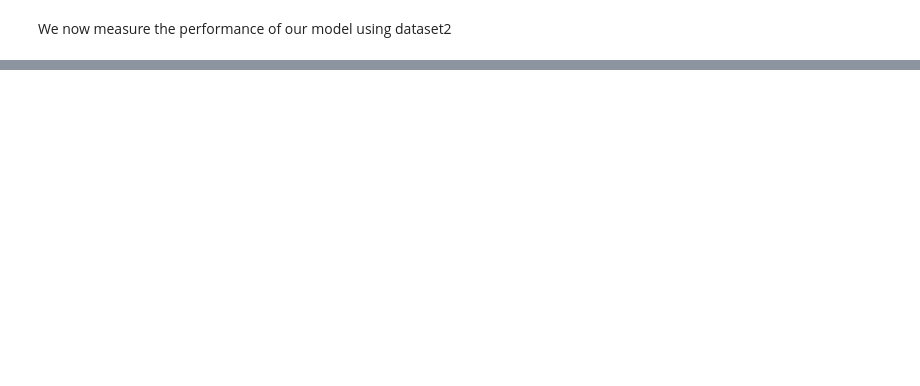
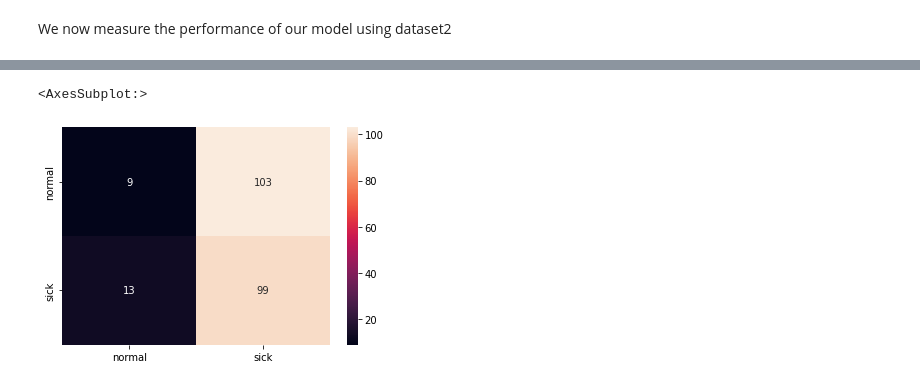
Before and after one commit to skizza8/Deep-Learning---Detecting-Pneumonia-from-Images, a Jupyter notebook: image_classification.ipynb, the cells around one changed output, grey strips where cells are left out. Saved outputs shown, nothing was run; the diff lists cells and outputs as text; code cells hidden in the pictures; blank space fills up the shorter version.

Commit message:
classifying dataset 2

```diff
--- a/image_classification.ipynb
+++ b/image_classification.ipynb
@@ -504,0 +543,4 @@ We now measure the performance of our model using dataset2
+# %%
+from pathlib import Path
+dataset2['patient'] = dataset2['images'].apply(lambda path: Path(path).stem)
+print(dataset2.columns)
@@ -504,0 +549,10 @@ We now measure the performance of our model using dataset2
+# %%
+# merging the image classes to the image path
+
+dataset2_merged = pd.merge(dataset2_classes, dataset2, how='left', left_on='patient', right_on='patient')
+
+print(dataset2_merged.columns)
+
+dataset2_merged['diagnosis'] = dataset2_merged['diagnosis (0-Normal, 1-Sick)']
+
+print(dataset2_merged)
@@ -504,0 +609,4 @@ We now measure the performance of our model using dataset2
+# %%
+d2_data, d2_labels = prepare_dataset2(dataset2_merged)
+dataset2_merged.shape
+d2_data.shape
@@ -504,0 +632,9 @@ We now measure the performance of our model using dataset2
+# %%
+# Get predictions
+pred = vgg_conv.predict(d2_data, batch_size=16)
+pred = np.argmax(pred, axis=-1)
+
+# original labels
+labels = np.argmax(d2_labels, axis=-1)
+from sklearn.metrics import classification_report
+print(classification_report(labels, pred))
@@ -504,0 +651,9 @@ We now measure the performance of our model using dataset2
+# %%
+import seaborn as sns
+
+# Get the confusion matrix
+cm = confusion_matrix(labels, pred)
+sns.heatmap(cm, annot=True, fmt='g', xticklabels=['normal', 'sick'],yticklabels=['normal', 'sick'] )
+# %% [output]
+<AxesSubplot:>
+[figure, added]
```
Also changed, not shown: parts of 22 cells of this notebook, 2 other files.
